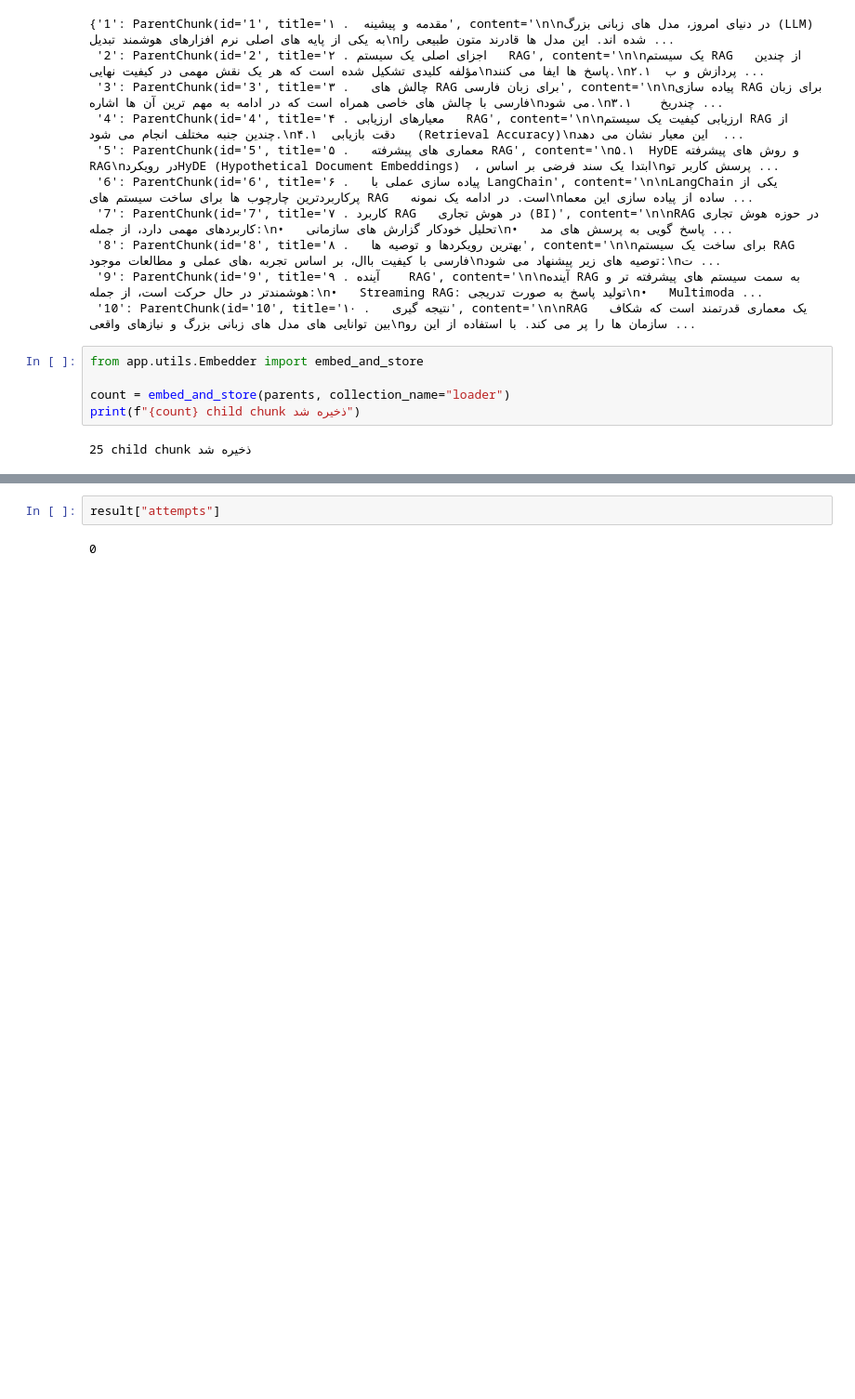
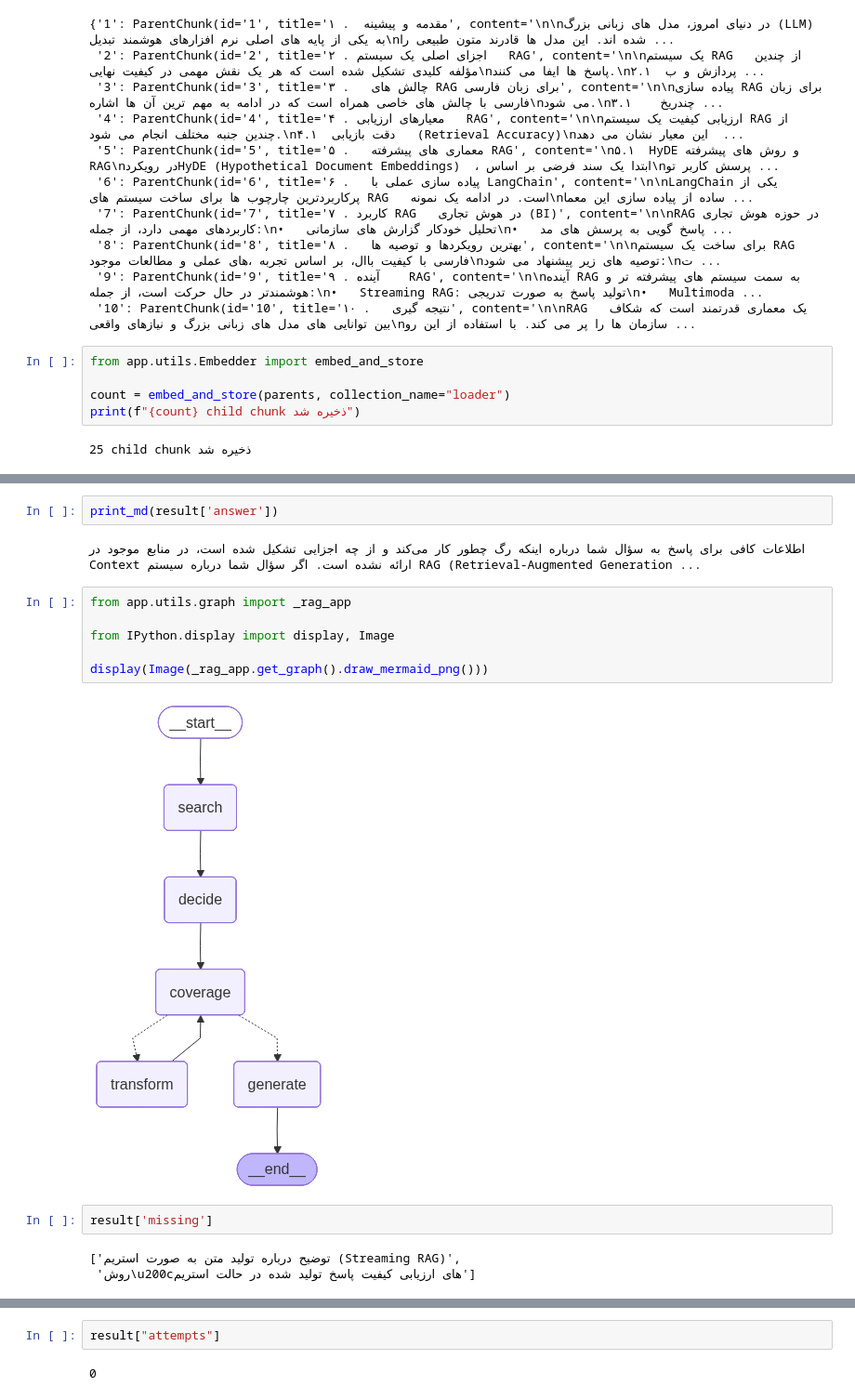
Before and after one commit to hamed-safaei/rag, a Jupyter notebook: test_loader.ipynb, the cells around one changed output, grey strips where cells are left out. Shown at 93% size. Drawn from its saved outputs; the diff is of its cells as text; blank space fills up the shorter version.

```diff
--- a/test_loader.ipynb
+++ b/test_loader.ipynb
@@ -944,0 +1132,17 @@ DecisionResult(decision='PARENT', parent_ids=['5'], child_ids=[], context='### [
+# %%
+print_md(result['answer'])
+# %% [output]
+اطلاعات کافی برای پاسخ به سؤال شما درباره اینکه رگ چطور کار می‌کند و از چه اجزایی تشکیل شده است، در منابع موجود در Context ارائه نشده است. اگر سؤال شما درباره سیستم RAG (Retrieval-Augmented Generation ...
+# %%
+from app.utils.graph import _rag_app
+
+from IPython.display import display, Image
+
+display(Image(_rag_app.get_graph().draw_mermaid_png()))
+# %% [output]
+[figure, added]
+# %%
+result['missing']
+# %% [output]
+['توضیح درباره تولید متن به صورت استریم (Streaming RAG)',
+ 'روش\u200cهای ارزیابی کیفیت پاسخ تولید شده در حالت استریم']
```
Also changed, not shown: parts of 35 cells of this notebook, 16 other files.
